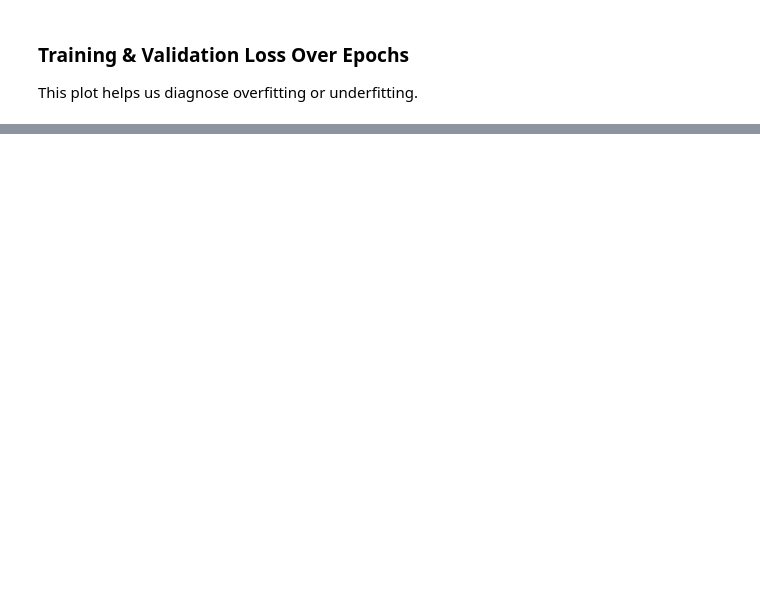
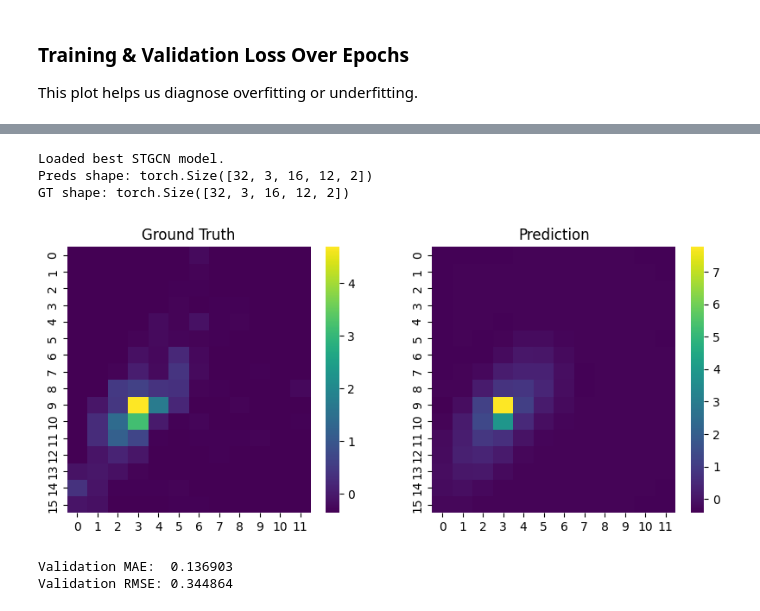
Before and after one commit to HenryNuo/traffic_flow_prediction, a Jupyter notebook: traffic_prediction_STGCN_NYC.ipynb, the cells around one changed output, grey strips where cells are left out. Saved outputs shown, nothing was run; the diff lists cells and outputs as text; code cells hidden in the pictures; blank space fills up the shorter version.

Commit message:
Update STGCN NYC

```diff
--- a/traffic_prediction_STGCN.ipynb
+++ b/traffic_prediction_STGCN_NYC.ipynb
@@ -428,0 +607,66 @@ plt.show()
+# %%
+# ============================
+# Load Best STGCN Model
+# ============================
+
+best_model = STGCN(in_channels=2, hidden=32, output_steps=3).to(device)
+best_model.load_state_dict(torch.load("stgcn_best.pth"))
+best_model.eval()
+
+print("Loaded best STGCN model.")
+
+# ============================
+# Predict on validation batch
+# ============================
+
+X_batch, Y_batch = next(iter(val_loader))
+
+X_batch = X_batch.to(device)
+Y_batch = Y_batch.to(device)
+
+with torch.no_grad():
+    preds = best_model(X_batch, A_norm)  # (B, 3, 16, 12, 2)
+
+print("Preds shape:", preds.shape)
+print("GT shape:", Y_batch.shape)
+
+
+# ============================
+# GT vs Prediction Heatmap
+# ============================
+
+b = 0   # sample index
+t = 0   # predicted timestep (0,1,2)
+ch = 0  # 0=inflow, 1=outflow
+
+gt = Y_batch[b, t, :, :, ch].cpu().numpy()
+pd = preds[b, t, :, :, ch].cpu().numpy()
+
+plt.figure(figsize=(10,4))
+
+plt.subplot(1,2,1)
+plt.title("Ground Truth")
+sns.heatmap(gt, cmap="viridis")
+
+plt.subplot(1,2,2)
+plt.title("Prediction")
+sns.heatmap(pd, cmap="viridis")
+
+plt.show()
+
+# ============================
+# Compute MAE & RMSE
+# ============================
+
+mae = torch.mean(torch.abs(preds - Y_batch)).item()
+rmse = torch.sqrt(torch.mean((preds - Y_batch)**2)).item()
+
+print(f"Validation MAE:  {mae:.6f}")
+print(f"Validation RMSE: {rmse:.6f}")
+# %% [output]
+Loaded best STGCN model.
+Preds shape: torch.Size([32, 3, 16, 12, 2])
+GT shape: torch.Size([32, 3, 16, 12, 2])
+[figure, added]
+Validation MAE:  0.136903
+Validation RMSE: 0.344864
```
Also changed, not shown: parts of 8 cells of this notebook.
